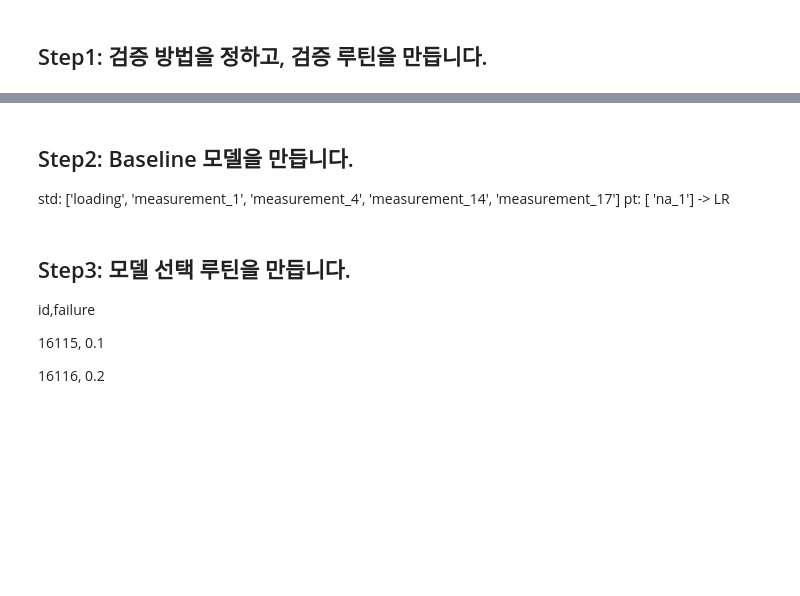
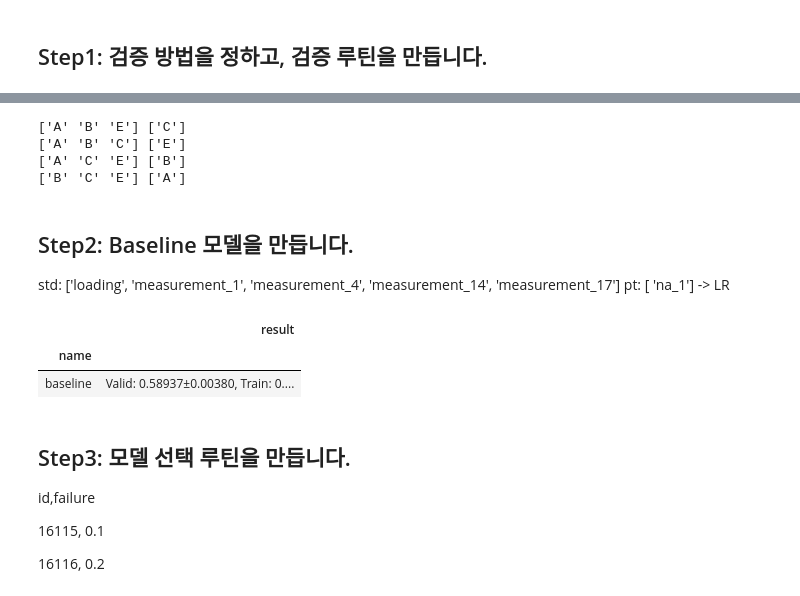
Before and after one commit to sunkusun9/DS_lv3_2603_2, a Jupyter notebook: sec_ds_lv3_prob1_kaggle.ipynb, the cells around one changed output, grey strips where cells are left out. Saved outputs shown, nothing was run; the diff lists cells and outputs as text; code cells hidden in the pictures; blank space fills up the shorter version.

```diff
--- a/sec_ds_lv3_prob1_kaggle.ipynb
+++ b/sec_ds_lv3_prob1_kaggle.ipynb
@@ -150,3 +150,6 @@ df_train['loading'] = df_train['loading'].fillna(m)
 df_test['loading'] = df_test['loading'].fillna(m)
 df_train['loading_log'] = np.log(df_train['loading'])
 df_test['loading_log'] = np.log(df_test['loading'])
+# %%
+X_all = df_test.columns.tolist()
+np.array(X_all)
@@ -190,3 +213,15 @@ GridSearch + RandomForest: {'n_estimators': 15, 'max_depth': 7, 'min_samples_spl
+# %%
+from sklearn.model_selection import GroupKFold
+gkf = GroupKFold(4)
+for train_idx, valid_idx in gkf.split(df_train[X_all], df_train['failure'], groups = df_train['product_code']):
+    print(
+        df_train.iloc[train_idx]['product_code'].unique(), df_train.iloc[valid_idx]['product_code'].unique()
+    )
+# %% [output]
+['A' 'B' 'E'] ['C']
+['A' 'B' 'C'] ['E']
+['A' 'C' 'E'] ['B']
+['B' 'C' 'E'] ['A']
 # %%
 from sklearn.compose import ColumnTransformer
 from sklearn.pipeline import make_pipeline
@@ -207,7 +242,20 @@ def eval_model(model_name, clf):
         model_name: str, 모델의 이름,
         clf: sklearn object, 모델 인스턴스
     """
-    pass
+    result = cross_validate(
+        clf, df_train[X_all], df_train['failure'], groups = df_train['product_code'], scoring = 'roc_auc', cv = gkf,
+        return_train_score=True
+    )
+    result_str = "Valid: {:.5f}±{:.5f}, Train: {:.5f}±{:.5f}".format(
+        result['test_score'].mean(), result['test_score'].std(),
+        result['train_score'].mean(), result['train_score'].std()
+    )
+    hist.append(
+        pd.Series([model_name, result_str], index = ['name', 'result'])
+    )
+    display(
+        pd.DataFrame(hist).groupby('name').last()
+    )
 # 모델 선택 루틴입니다. (Step 3)
 def select_model(clf):
     """
@@ -220,11 +268,38 @@ def select_model(clf):
     Returns: 1차원 np.ndarray
         예측 결과
     """
-    pass
+    clf.fit(df_train[X_all], df_train['failure'])
+    prd = clf.predict_proba(df_test[X_all])[:, 1]
+    pd.DataFrame({
+        'id': df_test.index, 'failure': prd
+    }).to_csv('answer6.csv', index = None)
+    return prd
 # %% [markdown]
 ## Step2: Baseline 모델을 만듭니다.
 
 std: \['loading', 'measurement_1', 'measurement_4', 'measurement_14', 'measurement_17'\] pt: \[ 'na_1'\] -> LR
+# %%
+from sklearn.model_selection import GroupKFold
+gkf = GroupKFold(4)
+from sklearn.compose import ColumnTransformer
+from sklearn.pipeline import make_pipeline
+from sklearn.linear_model import LogisticRegression
+from sklearn.preprocessing import StandardScaler
+
+from sklearn.model_selection import cross_validate
+
+ct = ColumnTransformer([
+    ('std', StandardScaler(), ['loading', 'measurement_1', 'measurement_4', 'measurement_14', 'measurement_17']),
+    ('pt', 'passthrough', ['na_1'])
+])
+clf_lr = make_pipeline(
+    ct, LogisticRegression(solver = 'lbfgs')
+)
+eval_model('baseline', clf_lr)
+# %% [output]
+|  | result |
+| name |  |
+| baseline | Valid: 0.58937±0.00380, Train: 0.... |
 # %% [markdown]
 ## Step3: 모델 선택 루틴을 만듭니다.
 
```
Also changed, not shown: parts of 3 cells of this notebook.
